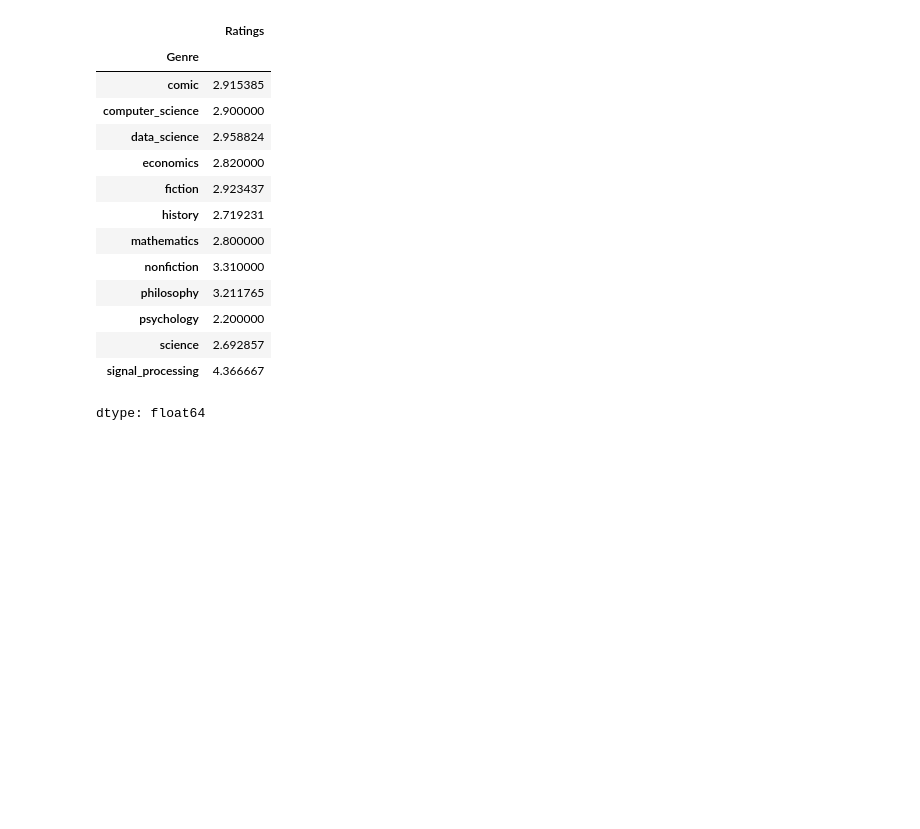
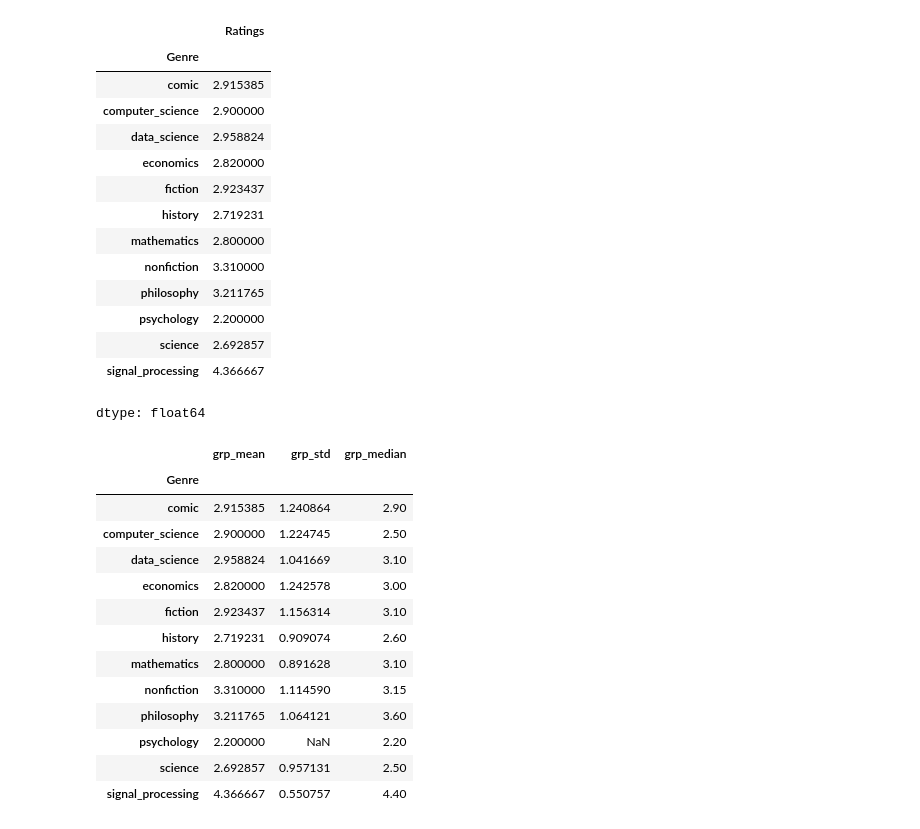
Before and after one commit to Haris-09/Python-Programming, a Jupyter notebook: Exploratory_Data_Analysis.ipynb, the cells around one changed output. Drawn from its saved outputs; the diff is of its cells as text; code cells hidden in the pictures; blank space fills up the shorter version.

```diff
--- a/Exploratory_Data_Analysis.ipynb
+++ b/Exploratory_Data_Analysis.ipynb
@@ -79,3 +79,24 @@ books.groupby('Genre')['Ratings'].mean()
 | science | 2.692857 |
 | signal_processing | 4.366667 |
 dtype: float64
+# %%
+books.groupby('Genre').agg(
+    grp_mean = ('Ratings', 'mean'),
+    grp_std = ('Ratings', 'std'),
+    grp_median = ('Ratings', 'median')
+    )
+# %% [output]
+|  | grp_mean | grp_std | grp_median |
+| Genre |  |  |  |
+| comic | 2.915385 | 1.240864 | 2.90 |
+| computer_science | 2.900000 | 1.224745 | 2.50 |
+| data_science | 2.958824 | 1.041669 | 3.10 |
+| economics | 2.820000 | 1.242578 | 3.00 |
+| fiction | 2.923437 | 1.156314 | 3.10 |
+| history | 2.719231 | 0.909074 | 2.60 |
+| mathematics | 2.800000 | 0.891628 | 3.10 |
+| nonfiction | 3.310000 | 1.114590 | 3.15 |
+| philosophy | 3.211765 | 1.064121 | 3.60 |
+| psychology | 2.200000 | NaN | 2.20 |
+| science | 2.692857 | 0.957131 | 2.50 |
+| signal_processing | 4.366667 | 0.550757 | 4.40 |
```
Also changed, not shown: parts of 3 cells of this notebook.
